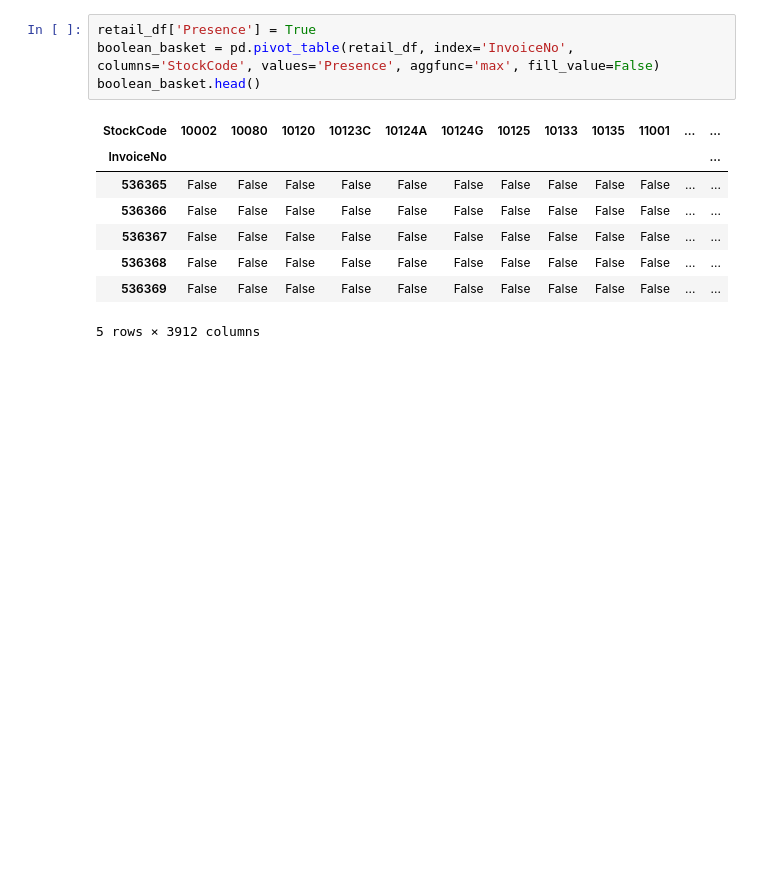
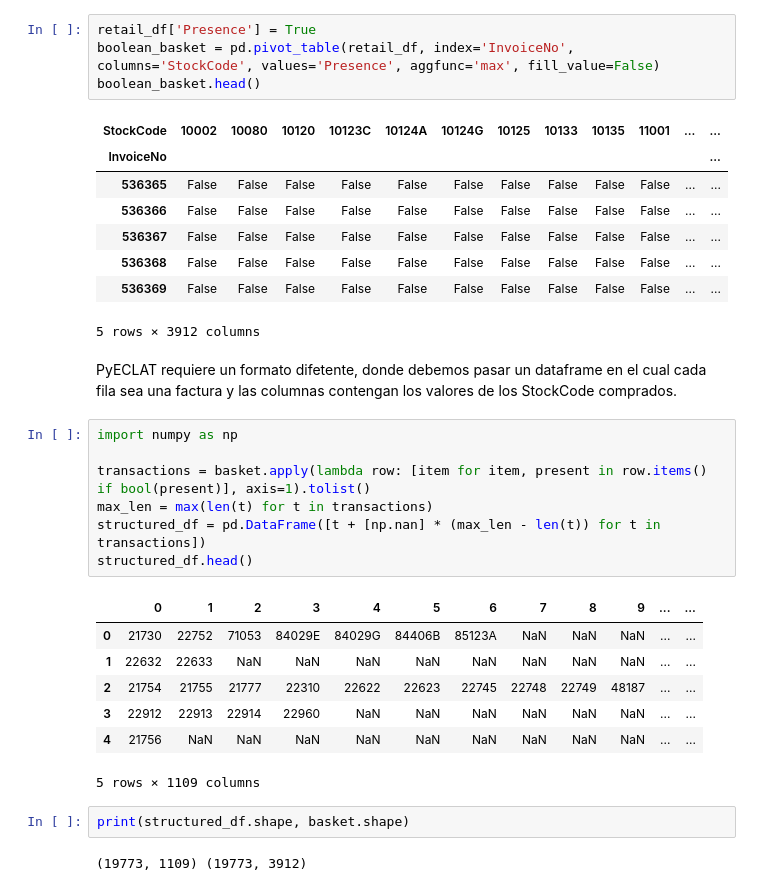
Before and after one commit to PulidoLuciano/benchmark-frequent-itemsets, a Jupyter notebook: preprocessing.ipynb, the cells around one changed output. Cells and saved outputs as stored; diff of their text form; blank space fills up the shorter version.

```diff
--- a/preprocessing.ipynb
+++ b/preprocessing.ipynb
@@ -253,3 +253,24 @@ boolean_basket.head()
 | 536368 | False | False | False | False | False | False | False | False | False | False | ... | ... |
 | 536369 | False | False | False | False | False | False | False | False | False | False | ... | ... |
 5 rows × 3912 columns
+# %% [markdown]
+PyECLAT requiere un formato difetente, donde debemos pasar un dataframe en el cual cada fila sea una factura y las columnas contengan los valores de los StockCode comprados.
+# %%
+import numpy as np
+
+transactions = basket.apply(lambda row: [item for item, present in row.items() if bool(present)], axis=1).tolist()
+max_len = max(len(t) for t in transactions)
+structured_df = pd.DataFrame([t + [np.nan] * (max_len - len(t)) for t in transactions])
+structured_df.head()
+# %% [output]
+|  | 0 | 1 | 2 | 3 | 4 | 5 | 6 | 7 | 8 | 9 | ... | ... |
+| 0 | 21730 | 22752 | 71053 | 84029E | 84029G | 84406B | 85123A | NaN | NaN | NaN | ... | ... |
+| 1 | 22632 | 22633 | NaN | NaN | NaN | NaN | NaN | NaN | NaN | NaN | ... | ... |
+| 2 | 21754 | 21755 | 21777 | 22310 | 22622 | 22623 | 22745 | 22748 | 22749 | 48187 | ... | ... |
+| 3 | 22912 | 22913 | 22914 | 22960 | NaN | NaN | NaN | NaN | NaN | NaN | ... | ... |
+| 4 | 21756 | NaN | NaN | NaN | NaN | NaN | NaN | NaN | NaN | NaN | ... | ... |
+5 rows × 1109 columns
+# %%
+print(structured_df.shape, basket.shape)
+# %% [output]
+(19773, 1109) (19773, 3912)
```
Also changed, not shown: parts of 1 cell of this notebook, 19 other files.
